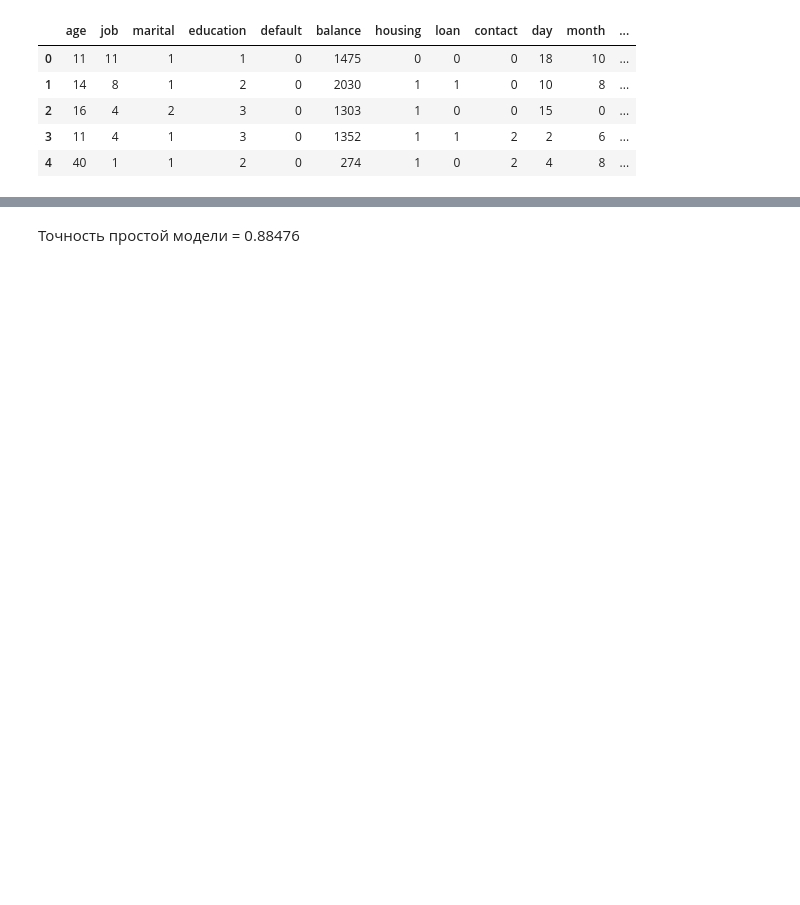
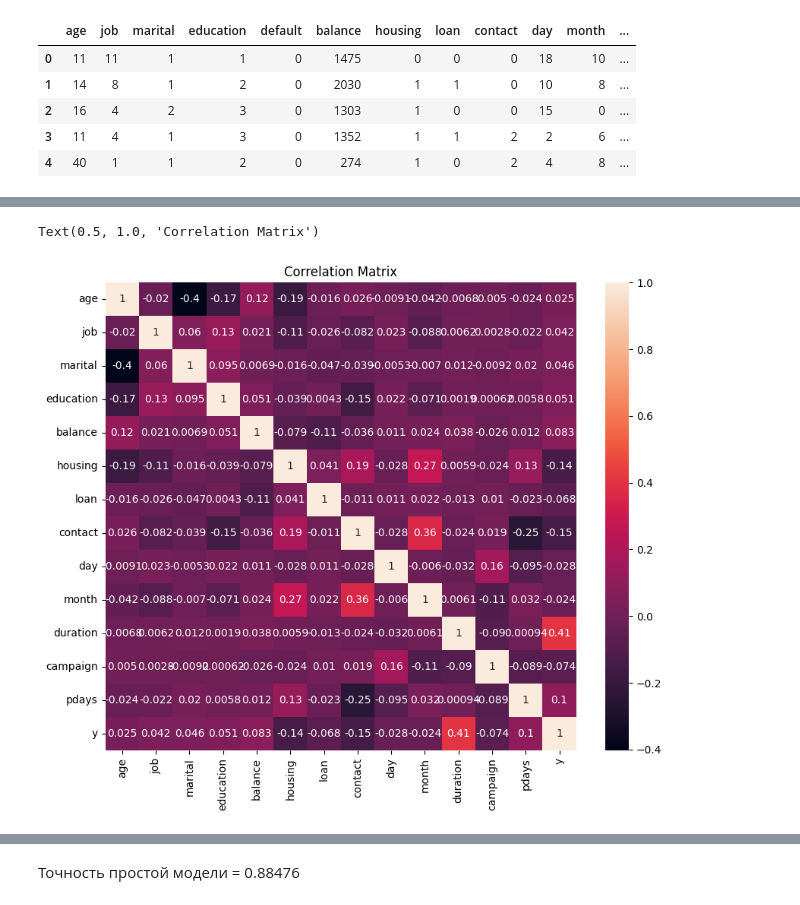
Before and after one commit to kwillon/ML_HW_411451_, a Jupyter notebook: credit_2.ipynb, the cells around one changed output, grey strips where cells are left out. Saved outputs shown, nothing was run; the diff lists cells and outputs as text; code cells hidden in the pictures; blank space fills up the shorter version.

```diff
--- a/credit_2.ipynb
+++ b/credit_2.ipynb
@@ -103,3 +186,0 @@ df_test = df_test.drop(["loan", "campaign"], axis = 1)
-# %%
-df_test = df_test.drop(["balance"], axis = 1)
-df_train = df_train.drop(["balance"], axis = 1)
@@ -105,0 +189,9 @@ df_train = df_train.drop(["balance"], axis = 1)
+# %%
+df_train.drop(columns = ['previous'], inplace = True)
+df_test.drop(columns = ['previous'], inplace = True)
+# %%
+df_train.drop(columns = ['poutcome'], inplace = True)
+df_test.drop(columns = ['poutcome'], inplace = True)
+# %%
+df_train.drop(columns = ['default'], inplace = True)
+df_test.drop(columns = ['default'], inplace = True)
@@ -106,3 +214,11 @@ df_train = df_train.drop(["balance"], axis = 1)
+# %%
+matrix = df_train.corr()
+plt.figure(figsize=(10, 8))
+sns.heatmap(matrix, annot=True)
+plt.title('Correlation Matrix')
+# %% [output]
+Text(0.5, 1.0, 'Correlation Matrix')
+[figure, added]
 # %%
 df_train.info()
 # %% [output]
```
Also changed, not shown: parts of 55 cells of this notebook.
